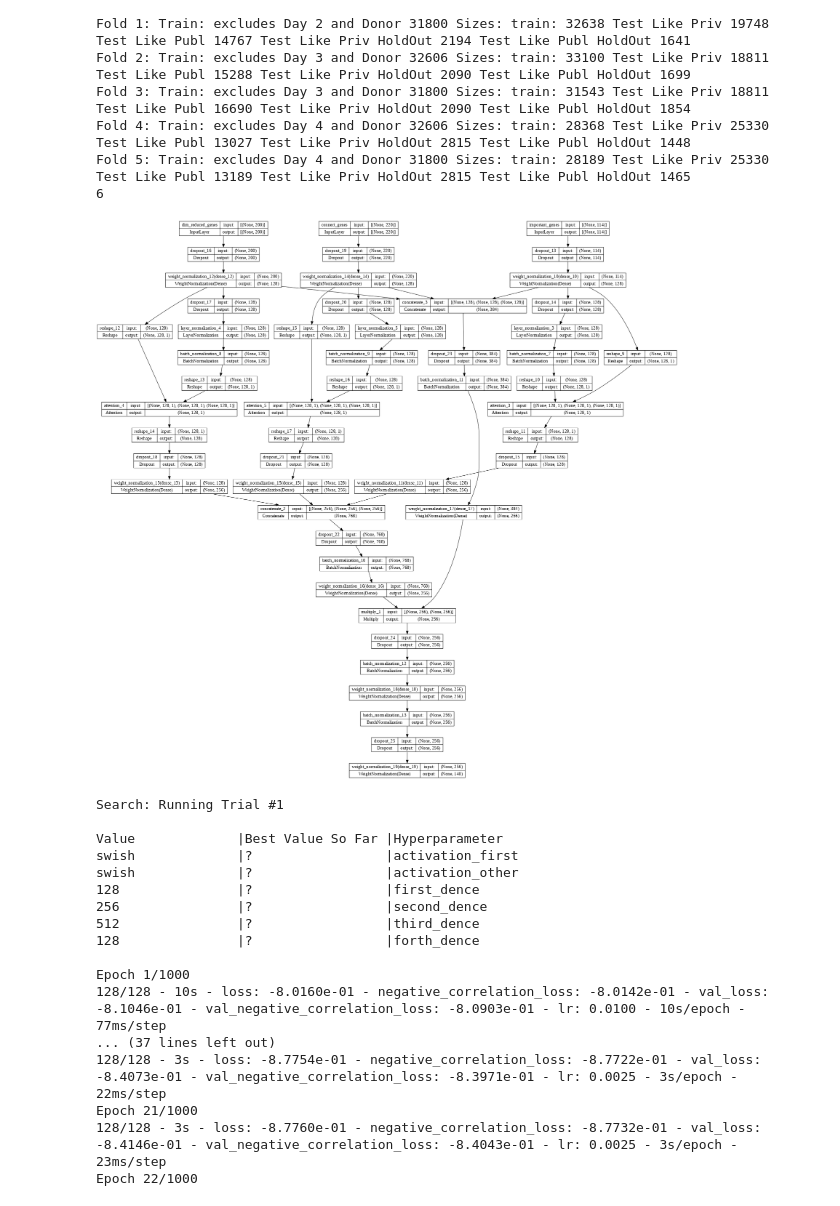
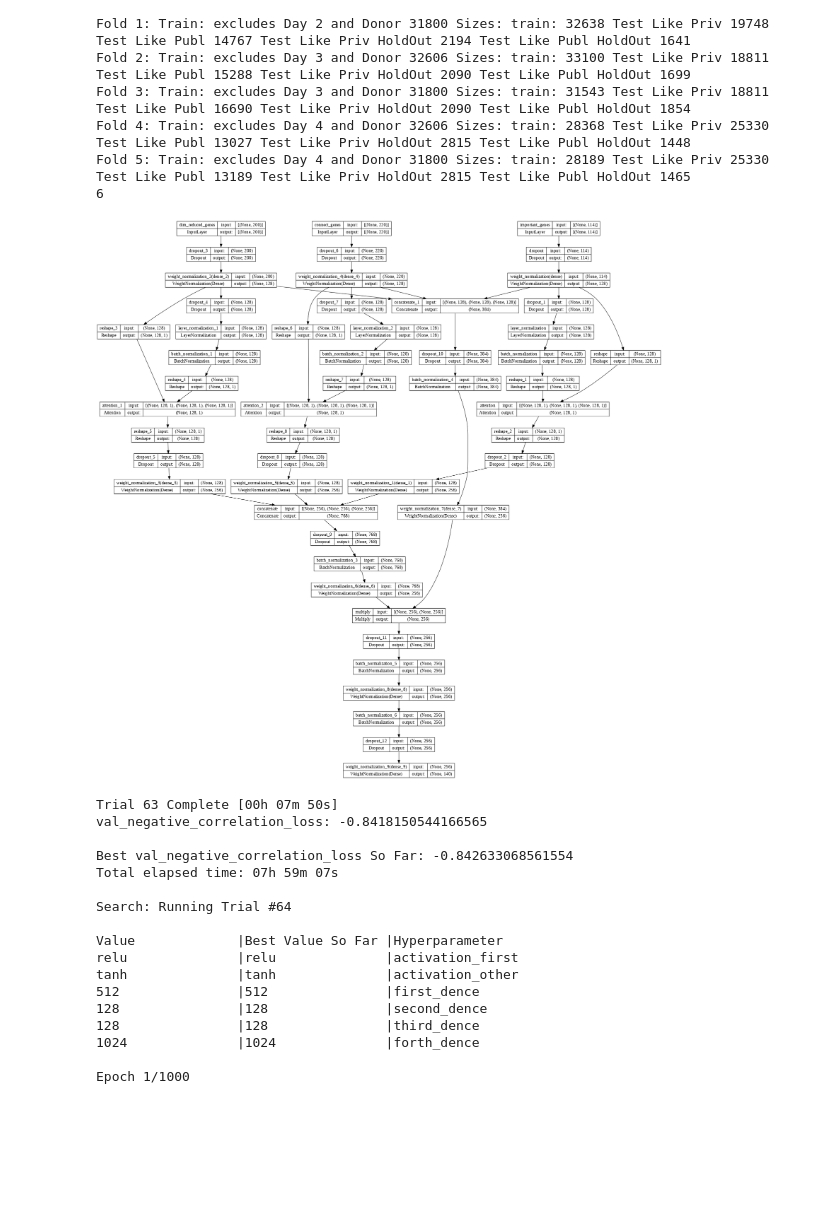
Before and after one commit to Barabaika/rna-cite-compit2022, a Jupyter notebook: cite_3_inps_cnn_attention.ipynb, the cells around one changed output. Cells and saved outputs as stored; diff of their text form; code cells hidden in the pictures; blank space fills up the shorter version.

```diff
--- a/cite_3_inps_cnn_attention.ipynb
+++ b/cite_3_inps_cnn_attention.ipynb
@@ -281,8 +281,8 @@ def my_model(hp, n_inputs_imp_genes = 114, n_inputs_dim_red = 200, n_inputs_conn
 
     Returns a compiled instance of tensorflow.keras.models.Model.
     """
-    activation_first = hp.Choice('activation_first', ["swish",'celu', 'gelu'])
-    activation = hp.Choice('activation_other', ["swish",'celu', 'gelu'])
+    activation_first = hp.Choice('activation_first', ['tanh', 'elu', "swish", 'gelu', 'relu'])
+    activation = hp.Choice('activation_other', ['elu', "swish", 'gelu', 'relu', 'tanh'])
 
 #     reg1 = hp.Float("reg1", min_value=1e-8, max_value=1e-4, sampling="log")
 #     reg2 = hp.Float("reg2", min_value=1e-10, max_value=1e-5, sampling="log")
@@ -305,6 +305,7 @@ def my_model(hp, n_inputs_imp_genes = 114, n_inputs_dim_red = 200, n_inputs_conn
 
     X_dot_list = []
     for key in x_dict.keys():
+
       x_dict[key] = Dropout(0.1)(x_dict[key])
       x_dict[key] = WeightNormalization(
           Dense(first_dence, activation = activation_first),
@@ -349,39 +350,39 @@ def my_model(hp, n_inputs_imp_genes = 114, n_inputs_dim_red = 200, n_inputs_conn
     x = Multiply()([x, x_dot])
 
     x = Dropout(0.1)(x)
     x = BatchNormalization(axis=1)(x)
     x = WeightNormalization(
         Dense(forth_dence, activation = activation),
         data_init=False
     )(x)
 
     x = BatchNormalization(axis=1)(x)
     x = Dropout(0.2)(x)
     x = WeightNormalization(
         Dense(num_targets,
 #               activation = activation_first
              ),
         data_init=False
     )(x)
 
     regressor = Model(
         inputs= [important_genes_input, dim_reduced_genes_input, connect_genes_input],
         outputs = x
     )
     regressor.compile(optimizer=tf.keras.optimizers.Adam(learning_rate=LR_START),
                       metrics=[negative_correlation_loss],
                       loss=negative_correlation_loss
                      )
 
     return regressor
 display(plot_model(my_model(keras_tuner.HyperParameters()), show_layer_names=True, show_shapes=True, dpi=72))
 # %% [output]
-[figure, old version]
+[figure, new version]
 # %%
 %%time
 cv_idxs = list_folds_indices_by_days_and_donors_with2holdouts
 FOLD  = 0
-TUNE = True
+TUNE = False
 if TUNE:
 #     X_file = 'citeseq_FAfromPCA200_n_components50rs0.csv'
 
@@ -426,23 +427,23 @@ if TUNE:
 
 #     del X_tr, X_va, y_tr, y_va, lr, es, callbacks
 # %% [output]
-Search: Running Trial #1
+Trial 63 Complete [00h 07m 50s]
+val_negative_correlation_loss: -0.8418150544166565
+
+Best val_negative_correlation_loss So Far: -0.842633068561554
+Total elapsed time: 07h 59m 07s
+
+Search: Running Trial #64
 
 Value             |Best Value So Far |Hyperparameter
-swish             |?                 |activation_first
-swish             |?                 |activation_other
-128               |?                 |first_dence
-256               |?                 |second_dence
-512               |?                 |third_dence
-128               |?                 |forth_dence
+relu              |relu              |activation_first
+tanh              |tanh              |activation_other
+512               |512               |first_dence
+128               |128               |second_dence
+128               |128               |third_dence
+1024              |1024              |forth_dence
 
 Epoch 1/1000
-128/128 - 10s - loss: -8.0160e-01 - negative_correlation_loss: -8.0142e-01 - val_loss: -8.1046e-01 - val_negative_correlation_loss: -8.0903e-01 - lr: 0.0100 - 10s/epoch - 77ms/step
-... (37 lines left out)
-128/128 - 3s - loss: -8.7754e-01 - negative_correlation_loss: -8.7722e-01 - val_loss: -8.4073e-01 - val_negative_correlation_loss: -8.3971e-01 - lr: 0.0025 - 3s/epoch - 22ms/step
-Epoch 21/1000
-128/128 - 3s - loss: -8.7760e-01 - negative_correlation_loss: -8.7732e-01 - val_loss: -8.4146e-01 - val_negative_correlation_loss: -8.4043e-01 - lr: 0.0025 - 3s/epoch - 23ms/step
-Epoch 22/1000
 # %%
 if TUNE:
     tuner.results_summary()
```
Also changed, not shown: parts of 10 cells of this notebook.
